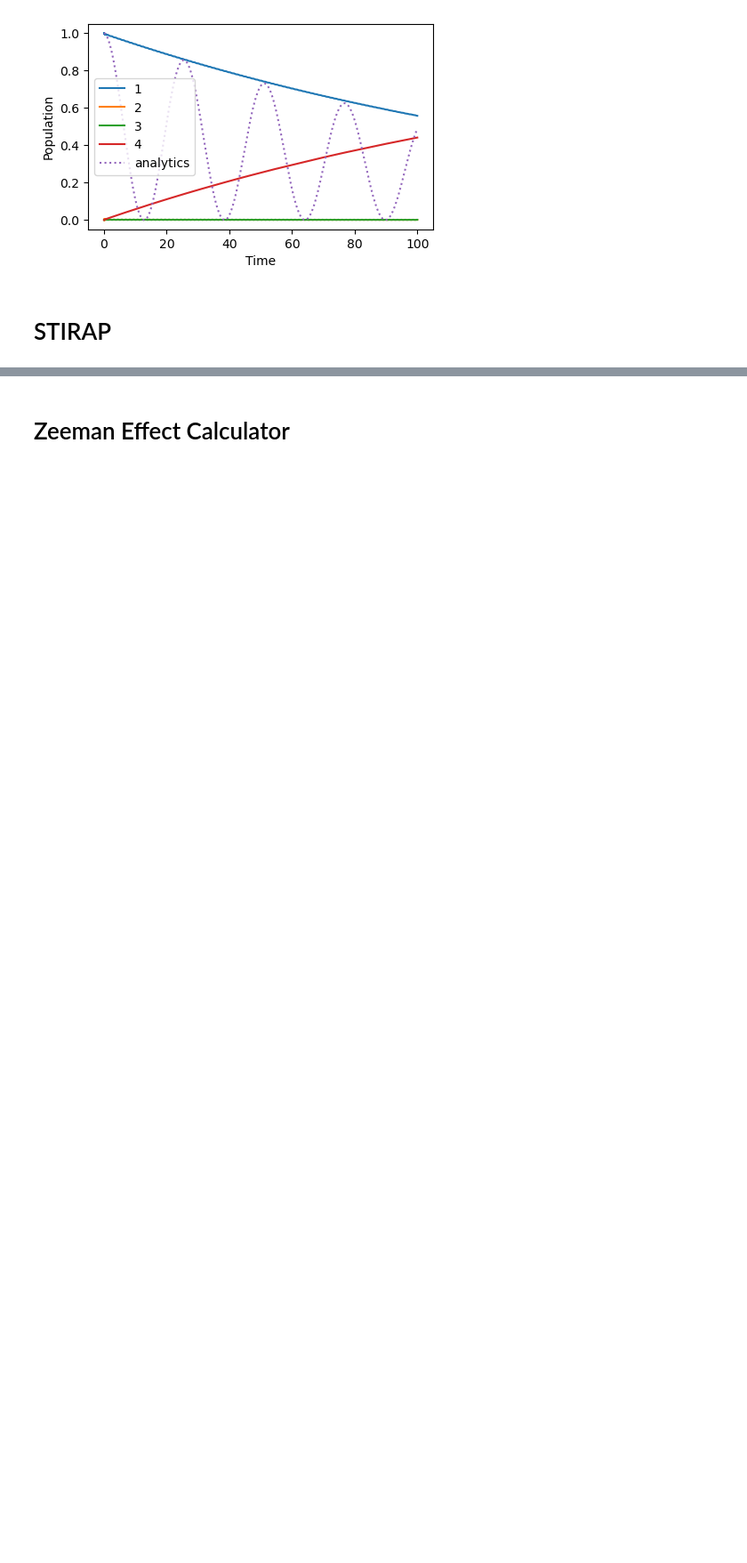
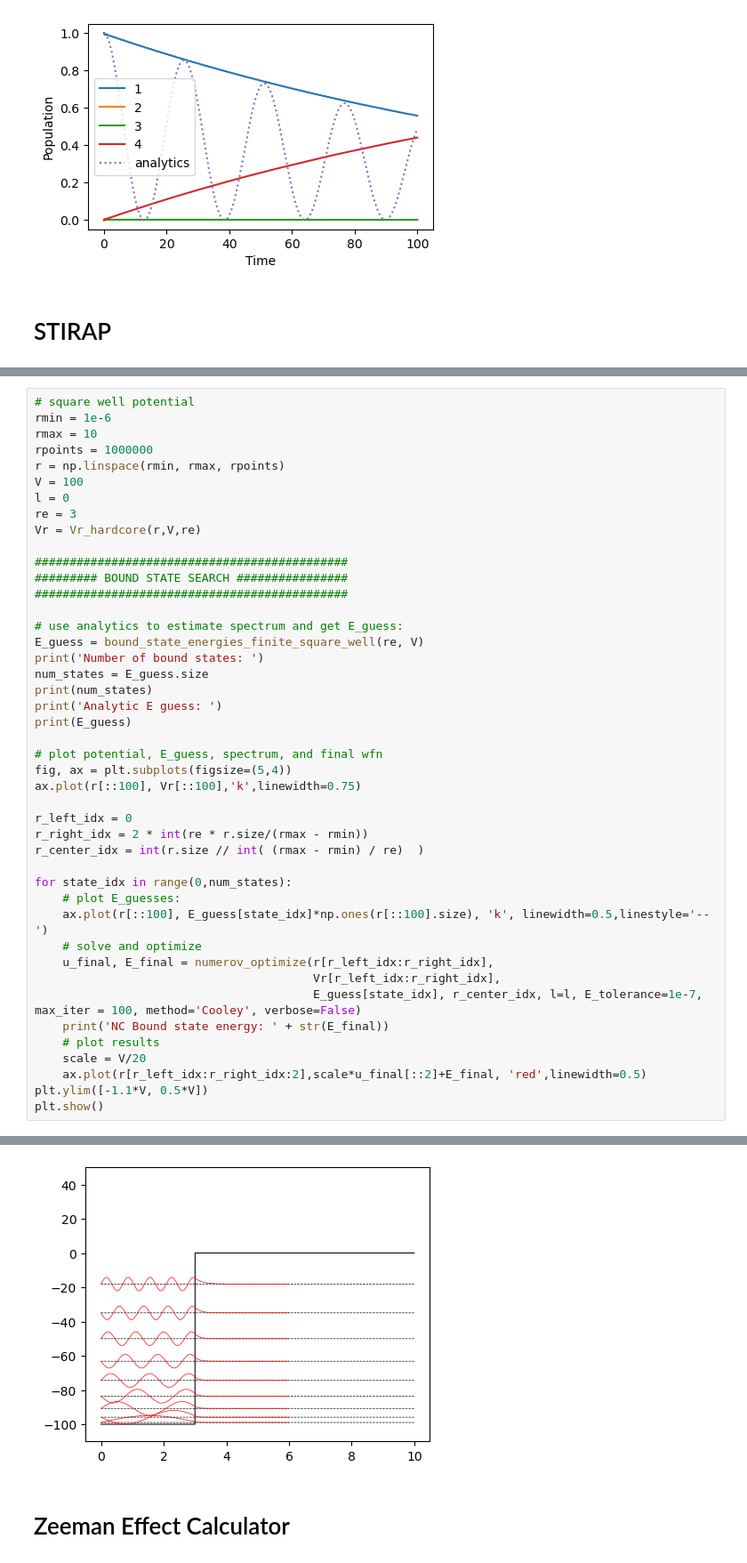
Before and after one commit to huanium/huanium, a Jupyter notebook: MIT_PhD/AMO_Calculator/AMO_Calculator.ipynb, the cells around one changed output, grey strips where cells are left out. Shown at 89% size. Drawn from its saved outputs; the diff is of its cells as text; blank space fills up the shorter version.

```diff
--- a/MIT_PhD/AMO_Calculator/AMO_Calculator.ipynb
+++ b/MIT_PhD/AMO_Calculator/AMO_Calculator.ipynb
@@ -446,0 +564,45 @@ plt.show()
+# %%
+# square well potential
+rmin = 1e-6
+rmax = 10
+rpoints = 1000000
+r = np.linspace(rmin, rmax, rpoints)
+V = 100
+l = 0
+re = 3
+Vr = Vr_hardcore(r,V,re)
+
+#############################################
+######### BOUND STATE SEARCH ################
+#############################################
+
+# use analytics to estimate spectrum and get E_guess:
+E_guess = bound_state_energies_finite_square_well(re, V)
+print('Number of bound states: ')
+num_states = E_guess.size
+print(num_states)
+print('Analytic E guess: ')
+print(E_guess)
+
+# plot potential, E_guess, spectrum, and final wfn
+fig, ax = plt.subplots(figsize=(5,4))
+ax.plot(r[::100], Vr[::100],'k',linewidth=0.75)
+
+r_left_idx = 0
+r_right_idx = 2 * int(re * r.size/(rmax - rmin))
+r_center_idx = int(r.size // int( (rmax - rmin) / re)  )
+
+for state_idx in range(0,num_states):
+    # plot E_guesses:
+    ax.plot(r[::100], E_guess[state_idx]*np.ones(r[::100].size), 'k', linewidth=0.5,linestyle='--')
+    # solve and optimize
+    u_final, E_final = numerov_optimize(r[r_left_idx:r_right_idx],
+                                        Vr[r_left_idx:r_right_idx],
+                                        E_guess[state_idx], r_center_idx, l=l, E_tolerance=1e-7, max_iter = 100, method='Cooley', verbose=False)
+    print('NC Bound state energy: ' + str(E_final))
+    # plot results
+    scale = V/20
+    ax.plot(r[r_left_idx:r_right_idx:2],scale*u_final[::2]+E_final, 'red',linewidth=0.5)
+plt.ylim([-1.1*V, 0.5*V])
+plt.show()
+# %% [output]
@@ -447,3 +623,4 @@ plt.show()
+[figure, added]
 # %% [markdown]
 # <font size=5, color='black'> Zeeman Effect Calculator </font>
 # %%
```
Also changed, not shown: parts of 19 cells of this notebook, 8 other files.
